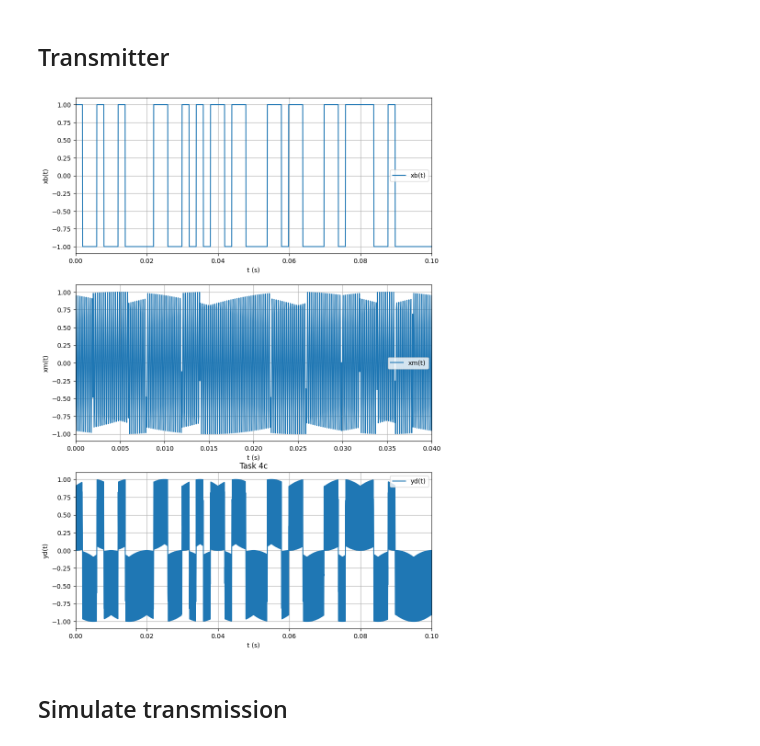
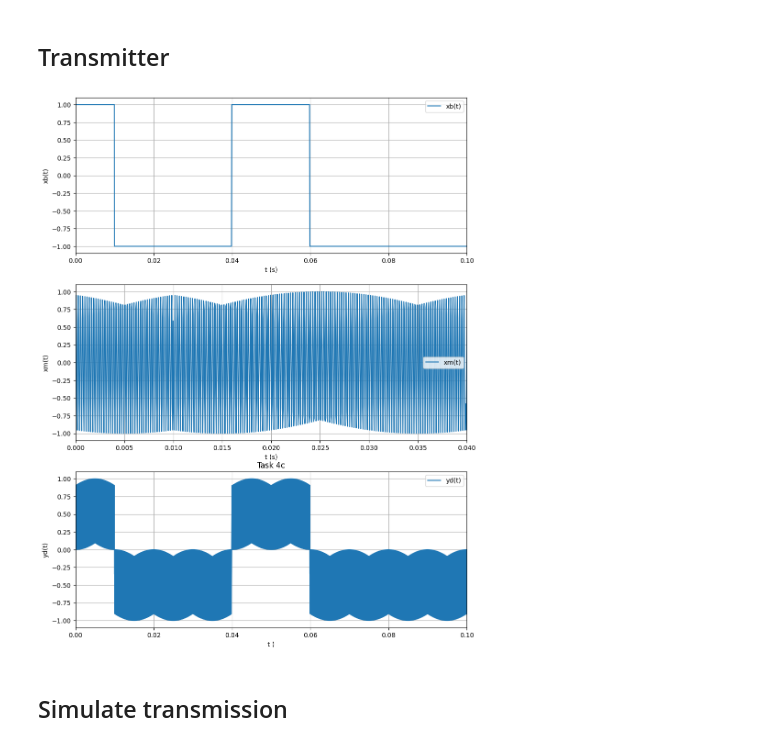
Before and after one commit to hannahpettersson/sigtransprojekt15, a Jupyter notebook: project/lab_2.ipynb, the cells around one changed output. Drawn from its saved outputs; the diff is of its cells as text; code cells hidden in the pictures.

```diff
--- a/project/lab_2.ipynb
+++ b/project/lab_2.ipynb
@@ -33,85 +33,59 @@ data = "Hello World!"
 # %% [markdown]
 ## Transmitter
 # %%
-parser = argparse.ArgumentParser(
-    prog='transmitter',
-    description='Acoustic wireless communication system -- transmitter.'
-)
-parser.add_argument(
-    '-b',
-    '--binary',
-    help='message is a binary sequence',
-    action='store_true'
-)
-parser.add_argument('message', help='message to transmit', nargs='?')
-# args = parser.parse_args()
-
-# if args.message is None:
-#     args.message = 'Hello World!'
-
-# # Set parameters
-# data = args.message
-args, unknown = parser.parse_known_args()
-
-if args.message is None:
-    args.message = 'Hello World!'
-
-# Set parameters
-data = args.message
-
-
+data = '010010000110100100100001'
+# data = '1010101010'
 # Convert string to bit sequence
 bs = wcs.encode_string(data)
 
 # Encode baseband signal
-xb = wcs.encode_baseband_signal(bs, Tb, fs)
+xb = wcs.encode_baseband_signal(bs, Tb, 1/dt)
 
 # TODO: Put your transmitter code here (modulation, filtering, etc.)
 t = np.arange(0, xb.shape[0]) * dt
 t1 = 10*Tb
 # plot = int(np.ceil(t1/dt))
 
-# Ensure the signal is mono, then play through speakers
-xc = Ac * np.sin(wc * t)                            # Task 4b)
+# Ensure the signal is mono, then play through#  speakers
+xc = Ac * np.sin(wc * t)                             # Task 4b)
 xm = xb * xc
 xt = xm
 yd = xm * np.sin(wc * t)
 
 xt = np.stack((xt, np.zeros(xt.shape)), axis=1)
-sd.play(xt, 1/dt, blocking=True)
+sd.play(xt, 1/dt,blocking=True)
 
-fig, (ax1, ax2, ax3) = plt.subplots(3, 1, figsize=(10,15))
+fig, (ax1, ax2, ax3) = plt.subplots(3, 1, figsize=(11,15))
 
-#### TASK 4A ####
+#### TASK 4A #### #
 plt.title("Task 4a")
 ax1.plot(t, xb, label="xb(t)")
 ax1.legend()
 ax1.set_xlabel("t (s)")
 ax1.set_ylabel("xb(t)")
 ax1.set_xlim(0, t1)
 ax1.grid()
 
-#### TASK 4B ####
+#### TASK 4####
 plt.title("Task 4b")
 ax2.plot(t, xm, label="xm(t)")
 ax2.legend()
 ax2.set_xlabel("t (s)")
 ax2.set_ylabel("xm(t)")
 ax2.set_xlim(0, 4*Tb)
 ax2.grid()
 
 #### TASK 4C ####
 plt.title("Task 4c")
 ax3.plot(t, yd, label="yd(t)")
 ax3.legend()
-ax3.set_xlabel("t (s)")
+ax3.set_xlabel("t )")
 ax3.set_ylabel("yd(t)")
 ax3.set_xlim(0, t1)
 ax3.grid()
-
 fig.savefig('lab1_task4.png')
 # %% [output]
-[figure, old version]
+[figure, new version]
 # %% [markdown]
 ## Simulate transmission
 # %%
```
Also changed, not shown: parts of 2 cells of this notebook.
